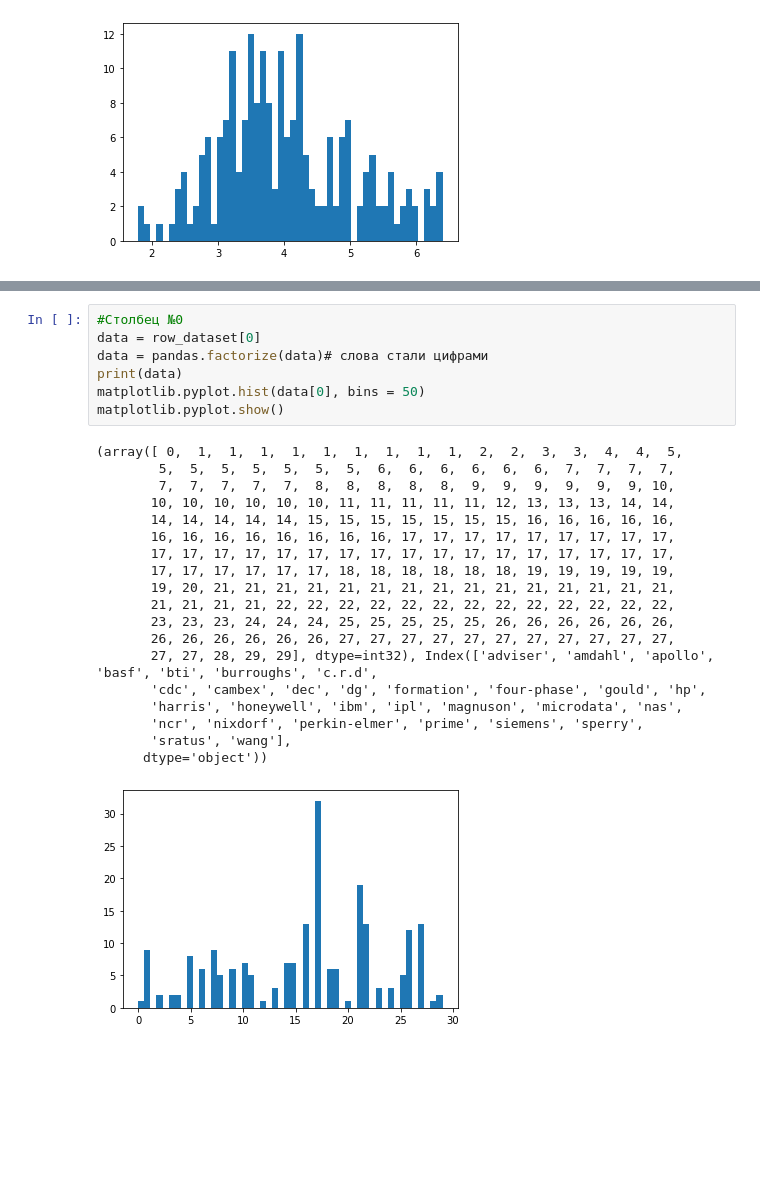
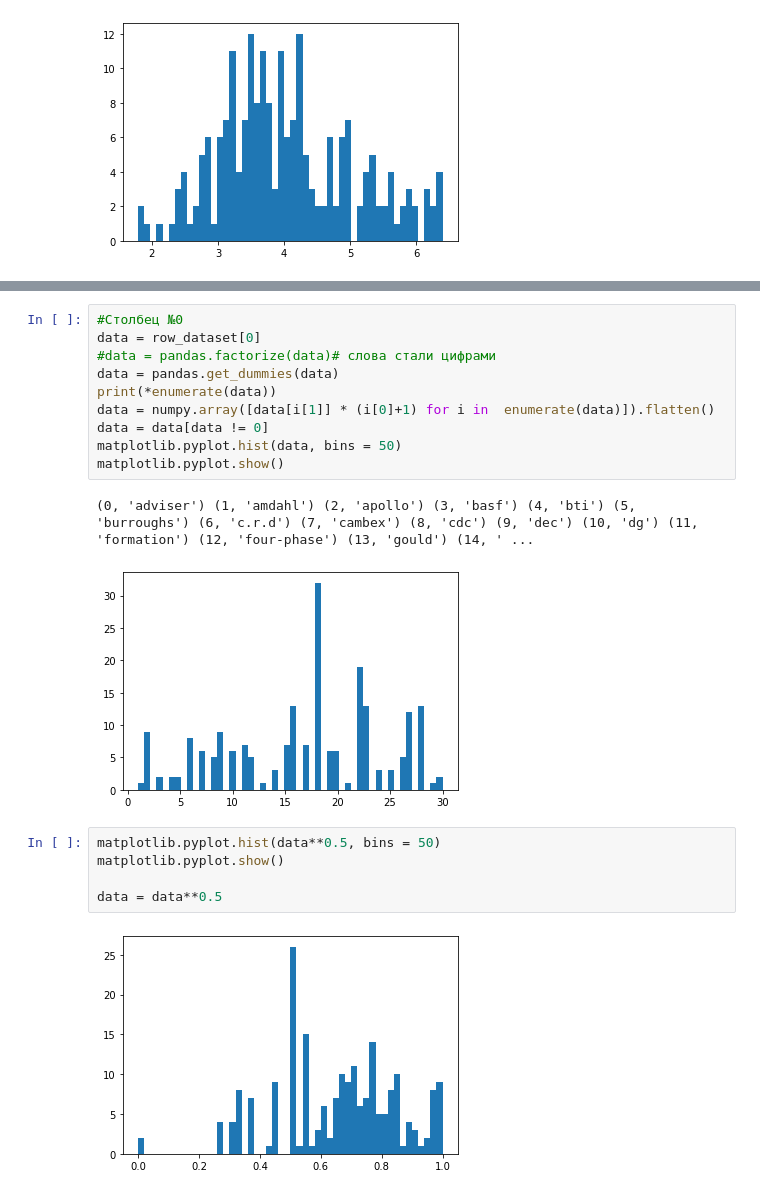
Before and after one commit to quiet-cmd/EmptyJupyterNoteebookForBinder, a Jupyter notebook: lesson_5/data_preparation.ipynb, the cells around one changed output, grey strips where cells are left out. Cells and saved outputs as stored; diff of their text form; blank space fills up the shorter version.

```diff
--- a/lesson_5/data_preparation.ipynb
+++ b/lesson_5/data_preparation.ipynb
@@ -347,27 +351,20 @@ dataset.head(10)
 # %%
 #Столбец №0
 data = row_dataset[0]
-data = pandas.factorize(data)# слова стали цифрами
-print(data)
-matplotlib.pyplot.hist(data[0], bins = 50)
+#data = pandas.factorize(data)# слова стали цифрами
+data = pandas.get_dummies(data)
+print(*enumerate(data))
+data = numpy.array([data[i[1]] * (i[0]+1) for i in  enumerate(data)]).flatten()
+data = data[data != 0]
+matplotlib.pyplot.hist(data, bins = 50)
 matplotlib.pyplot.show()
 # %% [output]
-(array([ 0,  1,  1,  1,  1,  1,  1,  1,  1,  1,  2,  2,  3,  3,  4,  4,  5,
-        5,  5,  5,  5,  5,  5,  5,  6,  6,  6,  6,  6,  6,  7,  7,  7,  7,
-        7,  7,  7,  7,  7,  8,  8,  8,  8,  8,  9,  9,  9,  9,  9,  9, 10,
-       10, 10, 10, 10, 10, 10, 11, 11, 11, 11, 11, 12, 13, 13, 13, 14, 14,
-       14, 14, 14, 14, 14, 15, 15, 15, 15, 15, 15, 15, 16, 16, 16, 16, 16,
-       16, 16, 16, 16, 16, 16, 16, 16, 17, 17, 17, 17, 17, 17, 17, 17, 17,
-       17, 17, 17, 17, 17, 17, 17, 17, 17, 17, 17, 17, 17, 17, 17, 17, 17,
-       17, 17, 17, 17, 17, 17, 18, 18, 18, 18, 18, 18, 19, 19, 19, 19, 19,
-       19, 20, 21, 21, 21, 21, 21, 21, 21, 21, 21, 21, 21, 21, 21, 21, 21,
-       21, 21, 21, 21, 22, 22, 22, 22, 22, 22, 22, 22, 22, 22, 22, 22, 22,
-       23, 23, 23, 24, 24, 24, 25, 25, 25, 25, 25, 26, 26, 26, 26, 26, 26,
-       26, 26, 26, 26, 26, 26, 27, 27, 27, 27, 27, 27, 27, 27, 27, 27, 27,
-       27, 27, 28, 29, 29], dtype=int32), Index(['adviser', 'amdahl', 'apollo', 'basf', 'bti', 'burroughs', 'c.r.d',
-       'cdc', 'cambex', 'dec', 'dg', 'formation', 'four-phase', 'gould', 'hp',
-       'harris', 'honeywell', 'ibm', 'ipl', 'magnuson', 'microdata', 'nas',
-       'ncr', 'nixdorf', 'perkin-elmer', 'prime', 'siemens', 'sperry',
-       'sratus', 'wang'],
-      dtype='object'))
+(0, 'adviser') (1, 'amdahl') (2, 'apollo') (3, 'basf') (4, 'bti') (5, 'burroughs') (6, 'c.r.d') (7, 'cambex') (8, 'cdc') (9, 'dec') (10, 'dg') (11, 'formation') (12, 'four-phase') (13, 'gould') (14, ' ...
-[figure, old version]
+[figure, new version]
+# %%
+matplotlib.pyplot.hist(data**0.5, bins = 50)
+matplotlib.pyplot.show()
+
+data = data**0.5
+# %% [output]
+[figure, added]
```
Also changed, not shown: parts of 11 cells of this notebook.
